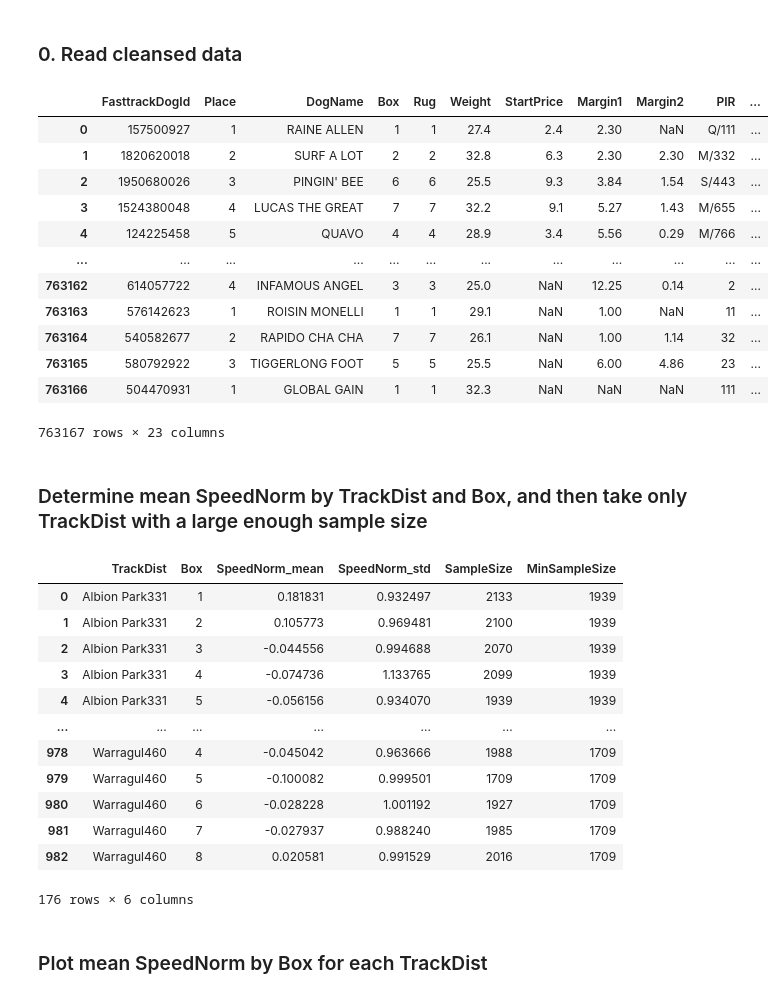
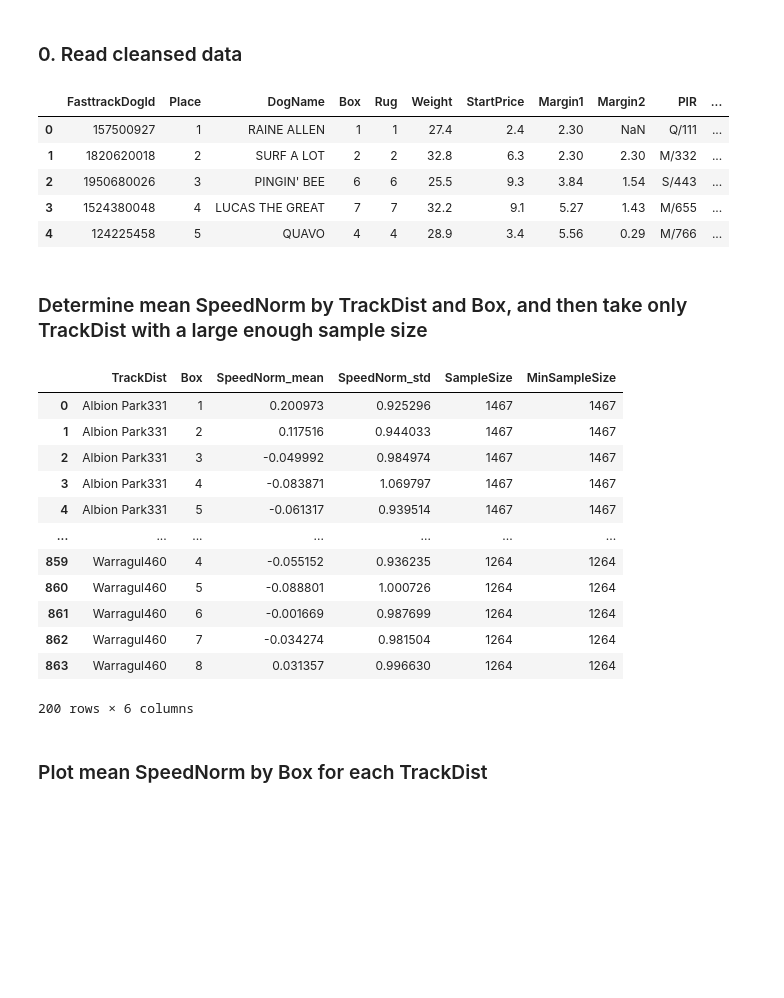
Before and after one commit to Isilisi/Greyhounds, a Jupyter notebook: eda/speednorm-by-trackdist.ipynb, the cells around one changed output. Saved outputs shown, nothing was run; the diff lists cells and outputs as text; code cells hidden in the pictures; blank space fills up the shorter version.

```diff
--- a/eda/speednorm-by-trackdist.ipynb
+++ b/eda/speednorm-by-trackdist.ipynb
@@ -17,38 +17,31 @@ Two things in particular should be noted:
 # %%
 import os
 import decouple
 config = decouple.AutoConfig(' ')
 os.chdir(config('ROOT_DIRECTORY'))
 import sys
 sys.path.insert(0, '')
 
 import pandas as pd
 import numpy as np
 import seaborn as sns
 import matplotlib.pyplot as plt
 import scipy.stats as stats
 from scipy.stats import zscore
 
 pd.set_option('display.max_columns', None)
 
 # Read in data
 df_raw = pd.read_csv('./data/clean/dog_results.csv')
 
-display(df_raw)
+display(df_raw.head())
 # %% [output]
 |  | FasttrackDogId | Place | DogName | Box | Rug | Weight | StartPrice | Margin1 | Margin2 | PIR | ... |
 | 0 | 157500927 | 1 | RAINE ALLEN | 1 | 1 | 27.4 | 2.4 | 2.30 | NaN | Q/111 | ... |
 | 1 | 1820620018 | 2 | SURF A LOT | 2 | 2 | 32.8 | 6.3 | 2.30 | 2.30 | M/332 | ... |
 | 2 | 1950680026 | 3 | PINGIN' BEE | 6 | 6 | 25.5 | 9.3 | 3.84 | 1.54 | S/443 | ... |
 | 3 | 1524380048 | 4 | LUCAS THE GREAT | 7 | 7 | 32.2 | 9.1 | 5.27 | 1.43 | M/655 | ... |
 | 4 | 124225458 | 5 | QUAVO | 4 | 4 | 28.9 | 3.4 | 5.56 | 0.29 | M/766 | ... |
-| ... | ... | ... | ... | ... | ... | ... | ... | ... | ... | ... | ... |
-| 763162 | 614057722 | 4 | INFAMOUS ANGEL | 3 | 3 | 25.0 | NaN | 12.25 | 0.14 | 2 | ... |
-| 763163 | 576142623 | 1 | ROISIN MONELLI | 1 | 1 | 29.1 | NaN | 1.00 | NaN | 11 | ... |
-| 763164 | 540582677 | 2 | RAPIDO CHA CHA | 7 | 7 | 26.1 | NaN | 1.00 | 1.14 | 32 | ... |
-| 763165 | 580792922 | 3 | TIGGERLONG FOOT | 5 | 5 | 25.5 | NaN | 6.00 | 4.86 | 23 | ... |
-| 763166 | 504470931 | 1 | GLOBAL GAIN | 1 | 1 | 32.3 | NaN | NaN | NaN | 111 | ... |
-763167 rows × 23 columns
 # %% [markdown]
 ### Determine mean SpeedNorm by TrackDist and Box, and then take only TrackDist with a large enough sample size
 # %%
@@ -57,6 +50,9 @@ df = df_raw.copy()
 
 # Calculate the average speed of greyhound for each race
 df["Speed"] = df["Distance"]/df["RunTime"]
+
+# Take only full fields (8 greyhounds)
+df = df[df['FieldSize'] == 8]
 
 # Normalise the speed by track and distance
 df["SpeedNorm"] = df.groupby("TrackDist")["Speed"].transform(lambda x: zscore(x))
@@ -68,23 +64,23 @@ df = df.groupby(["TrackDist", "Box"], as_index=False).agg(SpeedNorm_mean=('Speed
 
 # Take only trackdist with a large enough sample size
 df["MinSampleSize"] = df.groupby("TrackDist")["SampleSize"].transform(lambda x: min(x))
-df = df[df["MinSampleSize"] >= 1500]
+df = df[df["MinSampleSize"] >= 1000]
 
 display(df)
 # %% [output]
 |  | TrackDist | Box | SpeedNorm_mean | SpeedNorm_std | SampleSize | MinSampleSize |
-| 0 | Albion Park331 | 1 | 0.181831 | 0.932497 | 2133 | 1939 |
-| 1 | Albion Park331 | 2 | 0.105773 | 0.969481 | 2100 | 1939 |
-| 2 | Albion Park331 | 3 | -0.044556 | 0.994688 | 2070 | 1939 |
-| 3 | Albion Park331 | 4 | -0.074736 | 1.133765 | 2099 | 1939 |
-| 4 | Albion Park331 | 5 | -0.056156 | 0.934070 | 1939 | 1939 |
+| 0 | Albion Park331 | 1 | 0.200973 | 0.925296 | 1467 | 1467 |
+| 1 | Albion Park331 | 2 | 0.117516 | 0.944033 | 1467 | 1467 |
+| 2 | Albion Park331 | 3 | -0.049992 | 0.984974 | 1467 | 1467 |
+| 3 | Albion Park331 | 4 | -0.083871 | 1.069797 | 1467 | 1467 |
+| 4 | Albion Park331 | 5 | -0.061317 | 0.939514 | 1467 | 1467 |
 | ... | ... | ... | ... | ... | ... | ... |
-| 978 | Warragul460 | 4 | -0.045042 | 0.963666 | 1988 | 1709 |
-| 979 | Warragul460 | 5 | -0.100082 | 0.999501 | 1709 | 1709 |
-| 980 | Warragul460 | 6 | -0.028228 | 1.001192 | 1927 | 1709 |
-| 981 | Warragul460 | 7 | -0.027937 | 0.988240 | 1985 | 1709 |
-| 982 | Warragul460 | 8 | 0.020581 | 0.991529 | 2016 | 1709 |
+| 859 | Warragul460 | 4 | -0.055152 | 0.936235 | 1264 | 1264 |
+| 860 | Warragul460 | 5 | -0.088801 | 1.000726 | 1264 | 1264 |
+| 861 | Warragul460 | 6 | -0.001669 | 0.987699 | 1264 | 1264 |
+| 862 | Warragul460 | 7 | -0.034274 | 0.981504 | 1264 | 1264 |
+| 863 | Warragul460 | 8 | 0.031357 | 0.996630 | 1264 | 1264 |
-176 rows × 6 columns
+200 rows × 6 columns
 # %% [markdown]
 ### Plot mean SpeedNorm by Box for each TrackDist
 # %% [markdown]
```
Also changed, not shown: parts of 1 cell of this notebook.
